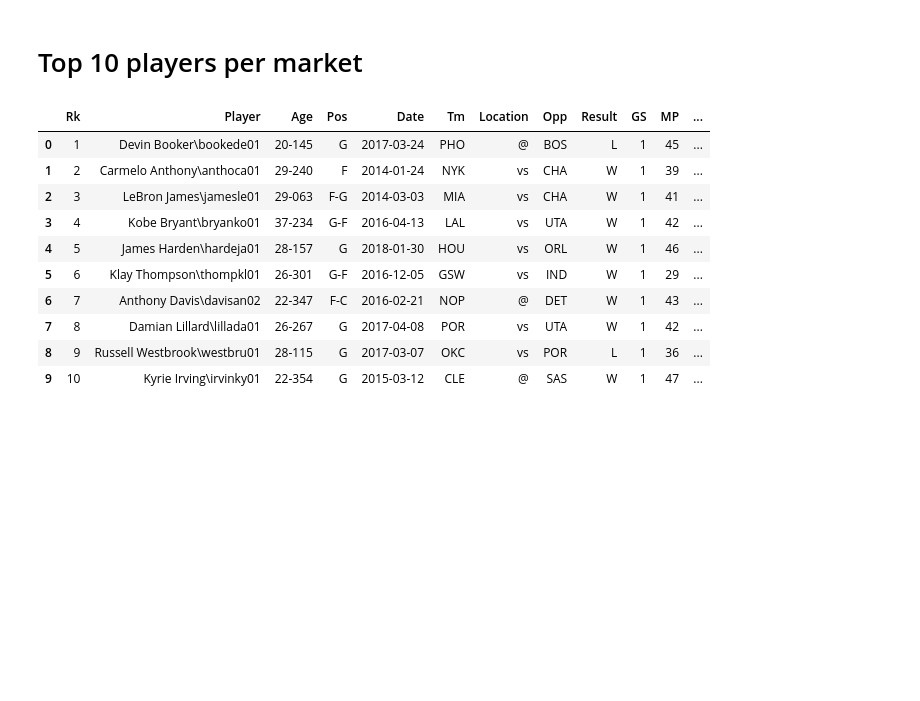
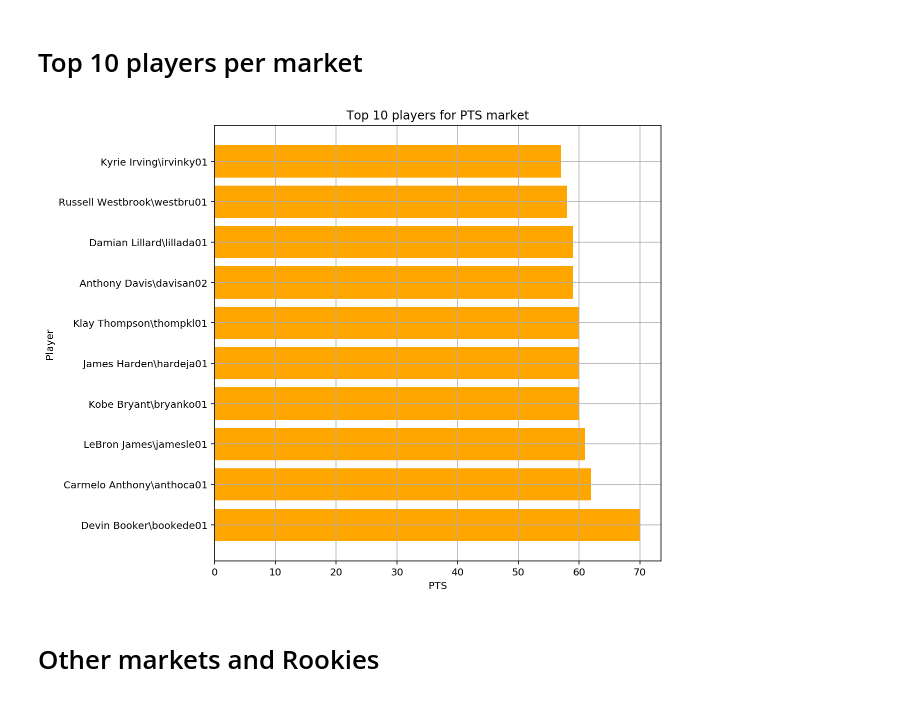
Before and after one commit to CiroLV/Basket_ball_data, a Jupyter notebook: Basketball_Markets.ipynb, the cells around one changed output. Cells and saved outputs as stored; diff of their text form; code cells hidden in the pictures; blank space fills up the shorter version.

```diff
--- a/Basketball_Markets.ipynb
+++ b/Basketball_Markets.ipynb
@@ -421,17 +360,16 @@ dataset
 # %%
 market = 'PTS'
 df_effectv_sorted = df.sort_values(by=[market],ascending=False)
-# %%
-df_effectv_sorted.head(10)
-# %% [output]
-|  | Rk | Player | Age | Pos | Date | Tm | Location | Opp | Result | GS | MP | ... |
-| 0 | 1 | Devin Booker\bookede01 | 20-145 | G | 2017-03-24 | PHO | @ | BOS | L | 1 | 45 | ... |
-| 1 | 2 | Carmelo Anthony\anthoca01 | 29-240 | F | 2014-01-24 | NYK | vs | CHA | W | 1 | 39 | ... |
-| 2 | 3 | LeBron James\jamesle01 | 29-063 | F-G | 2014-03-03 | MIA | vs | CHA | W | 1 | 41 | ... |
-| 3 | 4 | Kobe Bryant\bryanko01 | 37-234 | G-F | 2016-04-13 | LAL | vs | UTA | W | 1 | 42 | ... |
-| 4 | 5 | James Harden\hardeja01 | 28-157 | G | 2018-01-30 | HOU | vs | ORL | W | 1 | 46 | ... |
-| 5 | 6 | Klay Thompson\thompkl01 | 26-301 | G-F | 2016-12-05 | GSW | vs | IND | W | 1 | 29 | ... |
-| 6 | 7 | Anthony Davis\davisan02 | 22-347 | F-C | 2016-02-21 | NOP | @ | DET | W | 1 | 43 | ... |
-| 7 | 8 | Damian Lillard\lillada01 | 26-267 | G | 2017-04-08 | POR | vs | UTA | W | 1 | 42 | ... |
-| 8 | 9 | Russell Westbrook\westbru01 | 28-115 | G | 2017-03-07 | OKC | vs | POR | L | 1 | 36 | ... |
-| 9 | 10 | Kyrie Irving\irvinky01 | 22-354 | G | 2015-03-12 | CLE | @ | SAS | W | 1 | 47 | ... |
+# %%
+fig = plt.figure(figsize=[8,8])
+ax = plt.barh(y=df_effectv_sorted['Player'].iloc[0:10],width=df_effectv_sorted[market].iloc[0:10],height=0.8,color='orange')
+plt.grid()
+plt.title(f'Top 10 players for {market} market')
+plt.xlabel(f'{market}')
+plt.ylabel('Player')
+
+plt.show()
+# %% [output]
+[figure, added]
+# %% [markdown]
+# Other markets and Rookies
```
Also changed, not shown: parts of 15 cells of this notebook, 1 other file.
